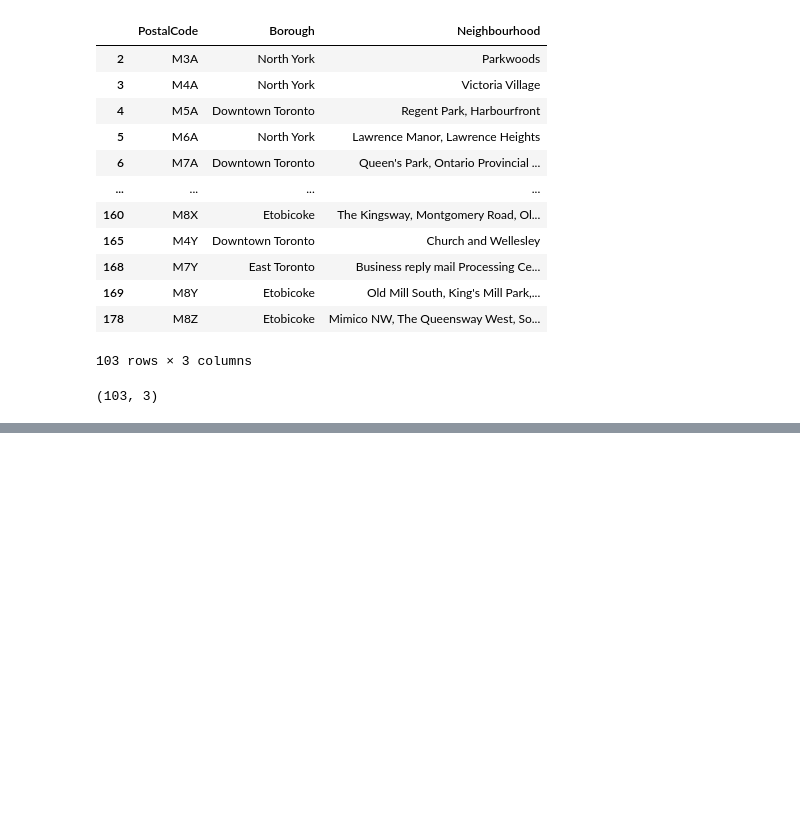
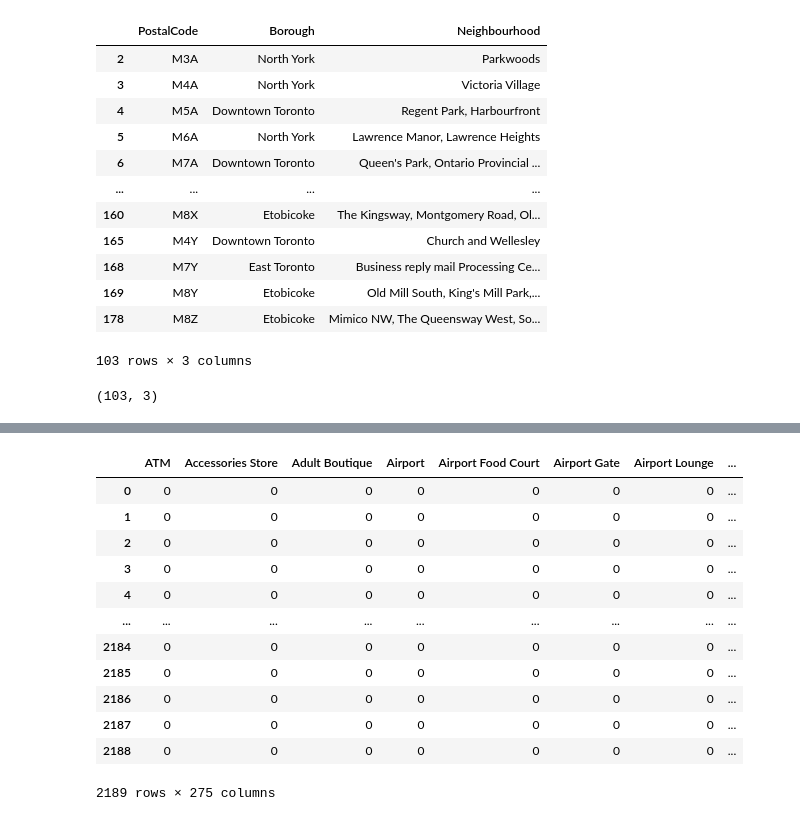
Before and after one commit to alexsotocx/Coursera_Capstone, a Jupyter notebook: thirdweek-assignment-alexander-soto.ipynb, the cells around one changed output, grey strips where cells are left out. Drawn from its saved outputs; the diff is of its cells as text; code cells hidden in the pictures; blank space fills up the shorter version.

```diff
--- a/thirdweek-assignment-alexander-soto.ipynb
+++ b/thirdweek-assignment-alexander-soto.ipynb
@@ -53,0 +156,3 @@ df.shape
+# %%
+df_limited_toronto = df[df['Borough'].str.contains("Toronto")]
+df_limited_toronto.head()
@@ -53,0 +252,16 @@ df.shape
+# %%
+venues_categories_toronto
+# %% [output]
+|  | ATM | Accessories Store | Adult Boutique | Airport | Airport Food Court | Airport Gate | Airport Lounge | ... |
+| 0 | 0 | 0 | 0 | 0 | 0 | 0 | 0 | ... |
+| 1 | 0 | 0 | 0 | 0 | 0 | 0 | 0 | ... |
+| 2 | 0 | 0 | 0 | 0 | 0 | 0 | 0 | ... |
+| 3 | 0 | 0 | 0 | 0 | 0 | 0 | 0 | ... |
+| 4 | 0 | 0 | 0 | 0 | 0 | 0 | 0 | ... |
+| ... | ... | ... | ... | ... | ... | ... | ... | ... |
+| 2184 | 0 | 0 | 0 | 0 | 0 | 0 | 0 | ... |
+| 2185 | 0 | 0 | 0 | 0 | 0 | 0 | 0 | ... |
+| 2186 | 0 | 0 | 0 | 0 | 0 | 0 | 0 | ... |
+| 2187 | 0 | 0 | 0 | 0 | 0 | 0 | 0 | ... |
+| 2188 | 0 | 0 | 0 | 0 | 0 | 0 | 0 | ... |
+2189 rows × 275 columns
```
Also changed, not shown: parts of 41 cells of this notebook.
